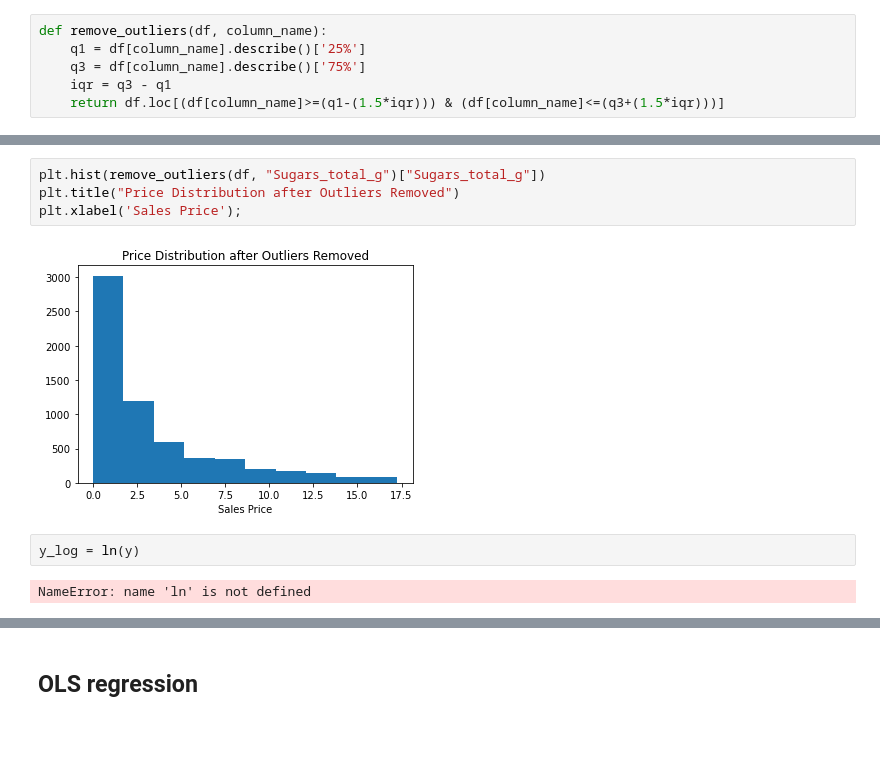
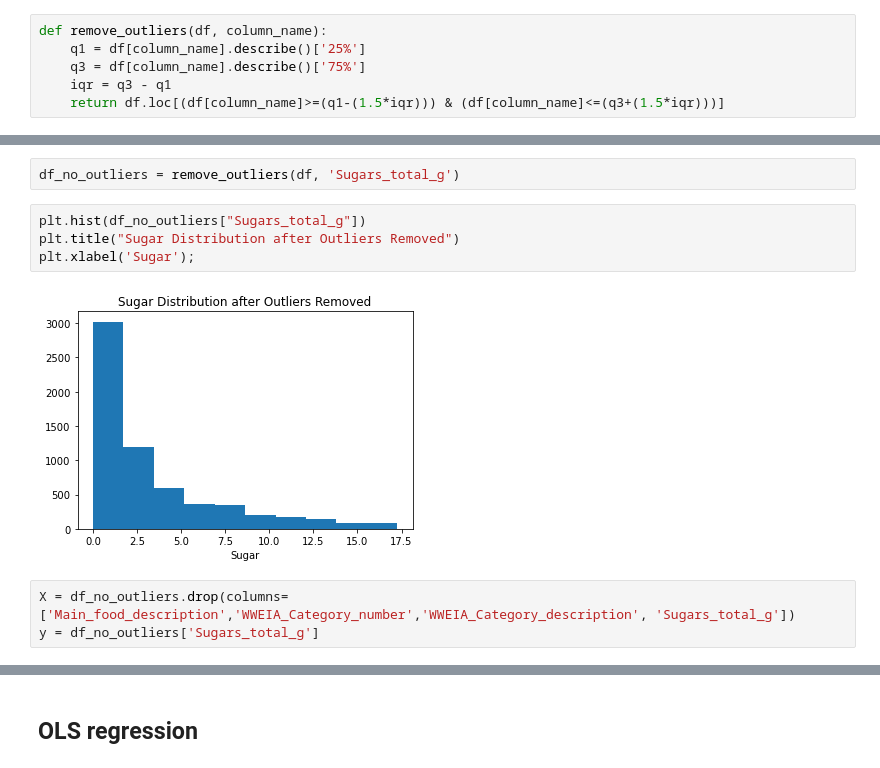
Before and after one commit to melodygr/food_data, a Jupyter notebook: WW Sugar Prediction.ipynb, the cells around one changed output, grey strips where cells are left out. Cells and saved outputs as stored; diff of their text form; blank space fills up the shorter version.

```diff
--- a/WW Sugar Prediction.ipynb
+++ b/WW Sugar Prediction.ipynb
@@ -161,10 +129,11 @@ Name: Sugars_total_g, Length: 7083, dtype: float64
+# %%
+df_no_outliers = remove_outliers(df, 'Sugars_total_g')
 # %%
-plt.hist(remove_outliers(df, "Sugars_total_g")["Sugars_total_g"])
-plt.title("Price Distribution after Outliers Removed")
-plt.xlabel('Sales Price');
+plt.hist(df_no_outliers["Sugars_total_g"])
+plt.title("Sugar Distribution after Outliers Removed")
+plt.xlabel('Sugar');
 # %% [output]
-[figure, old version]
+[figure, new version]
-# %%
-y_log = ln(y)
-# %% [output]
-NameError: name 'ln' is not defined
+# %%
+X = df_no_outliers.drop(columns=['Main_food_description','WWEIA_Category_number','WWEIA_Category_description', 'Sugars_total_g'])
+y = df_no_outliers['Sugars_total_g']
```
Also changed, not shown: parts of 37 cells of this notebook.
